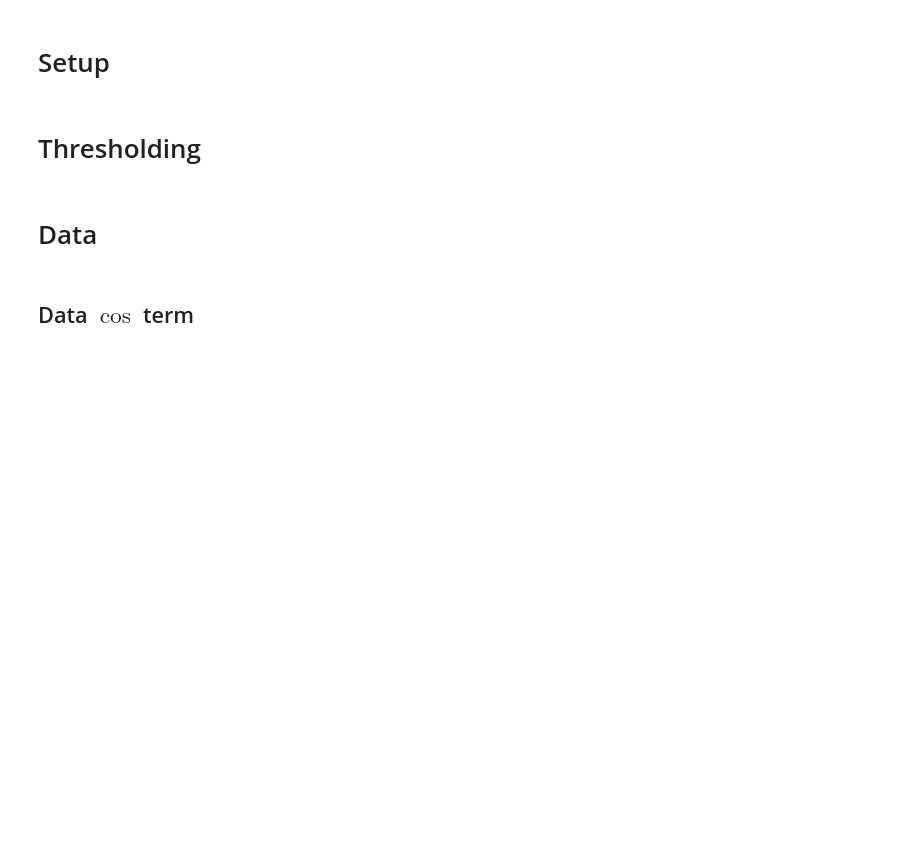
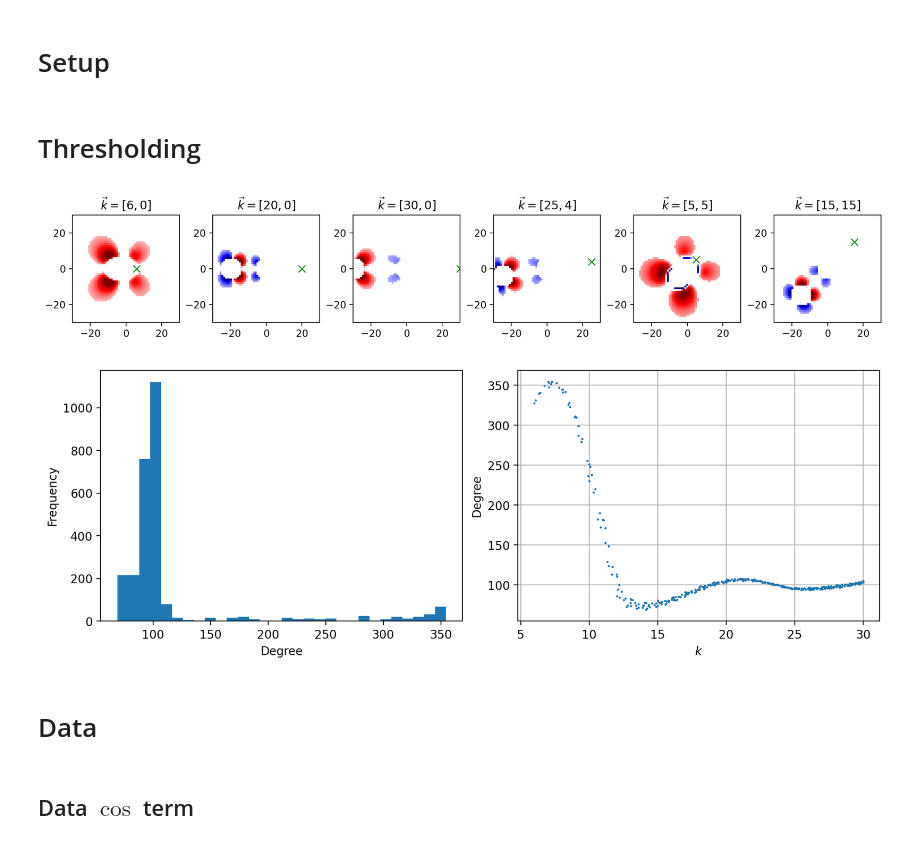
Before and after one commit to rbvogtiii/RSCAM_Networks-in-Turbulence, a Jupyter notebook: triads_simplified.ipynb, the cells around one changed output. Cells and saved outputs as stored; diff of their text form; code cells hidden in the pictures; blank space fills up the shorter version.

Commit message:
new thresholding

```diff
--- a/triads_simplified.ipynb
+++ b/triads_simplified.ipynb
@@ -35,7 +35,7 @@ _,Gcosrho_dir_con=get_G(return_triads=False,kmax=kmax,kmin=kmin,rho=rho_con)
 # Gcosrho_dir_con=np.zeros([len(idk.T)]*2)
 # Gcosrho_dir_con[order(k),order(p)]=np.cross(q,p,axis=0)*rho_term*dot_term#*cos_term
 # %%
-def plot_G(G,colorbar=False,small=True,points=[np.array([6,0]),np.array([20,0]),np.array([30,0]),np.array([25,4]),np.array([5,5]),np.array([15,15])],title=None,cmap='viridis'):
+def plot_G(G,colorbar=False,small=True,points=[np.array([6,0]),np.array([20,0]),np.array([30,0]),np.array([25,4]),np.array([5,5]),np.array([15,15])],title=None,cmap='seismic',percentile=95):
     if small:
         fig,ax=plt.subplots(1,6,layout='constrained',figsize=(12,2.5))
     else:
@@ -47,7 +47,7 @@ def plot_G(G,colorbar=False,small=True,points=[np.array([6,0]),np.array([20,0]),
         grid[coords[1],coords[0]]=G[order(points[i])]
         grid[grid==0]=None
         ax.flat[i].set_title(rf'$\vec k=[{points[i][0]}, {points[i][1]}]$')
-        vmax=np.percentile(np.abs(grid)[~np.isnan(grid)],95)
+        vmax=np.percentile(np.abs(grid)[~np.isnan(grid)],percentile)
         im=ax.flat[i].imshow(grid,extent=[-kmax,kmax,-kmax,kmax],origin='lower',cmap=cmap,vmin=-vmax,vmax=vmax)
         ax.flat[i].plot(points[i][0],points[i][1],'gx',ms=7)
     if colorbar:
@@ -59,7 +59,7 @@ def plot_G(G,colorbar=False,small=True,points=[np.array([6,0]),np.array([20,0]),
     plt.show()
 
 
-def plot_G_comparison(data,masked,full,points=[np.array([6,0]),np.array([20,0]),np.array([30,0]),np.array([25,4]),np.array([5,5]),np.array([15,15])],title=None,cmap='viridis'):
+def plot_G_comparison(data,masked,full,points=[np.array([6,0]),np.array([20,0]),np.array([30,0]),np.array([25,4]),np.array([5,5]),np.array([15,15])],title=None,cmap='seismic',percentile=95):
     fig,ax=plt.subplots(3,6,layout='constrained',figsize=(12,6))
     coords=(idk+kmax).astype(int)
 
@@ -70,9 +70,9 @@ def plot_G_comparison(data,masked,full,points=[np.array([6,0]),np.array([20,0]),
         grid2[coords[1],coords[0]]=full[order(points[i])]
         grid0[grid0==0]=None;grid1[grid1==0]=None;grid2[grid2==0]=None
 
-        vmax0=np.percentile(np.abs(grid0)[~np.isnan(grid0)],95)
-        vmax1=np.percentile(np.abs(grid1)[~np.isnan(grid1)],95)
-        vmax2=np.percentile(np.abs(grid2)[~np.isnan(grid2)],95)
+        vmax0=np.percentile(np.abs(grid0)[~np.isnan(grid0)],percentile)
+        vmax1=np.percentile(np.abs(grid1)[~np.isnan(grid1)],percentile)
+        vmax2=np.percentile(np.abs(grid2)[~np.isnan(grid2)],percentile)
 
         ax[0,i].set_title(rf'$\vec k=[{points[i][0]}, {points[i][1]}]$')
         ax[0,i].imshow(grid0,extent=[-kmax,kmax,-kmax,kmax],origin='lower',cmap=cmap,vmin=-vmax0,vmax=vmax0)
@@ -87,8 +87,3 @@ def plot_G_comparison(data,masked,full,points=[np.array([6,0]),np.array([20,0]),
     cbar=fig.colorbar(im,ax=ax,label='Energy Transfer',shrink=0.4,location='right',pad=0.01);cbar.set_ticks([0])
     plt.savefig(f'plots/comparison_{title}.png',dpi=300)
     plt.show()
-
-# plot_G(Gcosrho_dir,small=False,colorbar=True,title='Normal 2D')
-# plot_G(Gcosrho_dir_con,small=False,colorbar=True,title='Condensate')
-# plot_G(Gcosrho_dir,title='Normal 2D (prediction)')
-# plot_G(Gcosrho_dir_con,title='Condensate (prediction)')
@@ -129,7 +92,7 @@ def plot_G_comparison(data,masked,full,points=[np.array([6,0]),np.array([20,0]),
 # %%
 def threshold_testing(thresh):
     deg=(thresh!=0).sum(axis=1)/2
-    plot_G(thresh,small=True,colorbar=False)
+    plot_G(thresh,small=True,colorbar=False,cmap='seismic')
 
     # # degree heatmap
     # coords=(idk+kmax).astype(int)
@@ -155,20 +118,29 @@ def threshold_testing(thresh):
 # thresh=np.abs(Gcosrho_dir).copy()
 # thresh[thresh<np.percentile(thresh,97.5)]=0;threshold_testing(thresh)
 # %%
-## code for applying thresholds for each value of k
+allmag=np.linalg.norm(idk,axis=0)
+thresh=Gcosrho_dir.copy()
+Gabs=np.abs(Gcosrho_dir)
+threshfunc=lambda k: 1e-4*rho(k) # could be whatever, this is just an example
 
-# allmag=np.linalg.norm(idk,axis=0)
-# thresh=Gcosrho_dir.copy()
-# Gabs=np.abs(Gcosrho_dir)
-# threshfunc=lambda k: 1e-4*rho(k)
-# for i in np.unique(allmag):
-#     if (thresh[(allmag==i)]!=0).sum()==0:
-#         continue
-#     thresh[(allmag==i).reshape(len(allmag),1)&(Gabs<=np.percentile(Gabs[(allmag==i)][thresh[(allmag==i)]!=0],90))]=0
-#     # thresh[(allmag==i).reshape(len(allmag),1)&(thresh<threshfunc(i))]=0
-# threshold_testing(thresh)
-# print(Gabs.sum())
-# print(np.abs(thresh).sum())
+for i in np.unique(allmag):
+    if (thresh[(allmag==i)]!=0).sum()==0:
+        continue
+    # thresh[(allmag==i).reshape(len(allmag),1)&(Gabs<=np.percentile(Gabs[(allmag==i)][thresh[(allmag==i)]!=0],90))]=0
+    # thresh[(allmag==i).reshape(len(allmag),1)&(thresh<threshfunc(i))]=0
+
+    normalized=Gabs[(allmag==i)]/np.array([Gabs[(allmag==i)].sum(axis=1)]).T
+    idx=np.argsort(normalized,axis=1);idx=idx[:,::-1]
+    idx2=np.argsort(idx,axis=1)
+    cond=np.cumsum(np.take_along_axis(normalized,idx,axis=1),axis=1)>=0.75
+    new=thresh[allmag==i]
+    new[np.take_along_axis(cond,idx2,axis=1)]=0
+    thresh[allmag==i]=new
+
+threshold_testing(thresh)
+# %% [output]
+[figure, added]
+[figure, added]
 # %%
 # #different method of thresholding by finding the largest interactions in G. similar result
 # def threshold_cumsum(G, frac=0.95):
```
Also changed, not shown: parts of 6 cells of this notebook, 1 other file.
